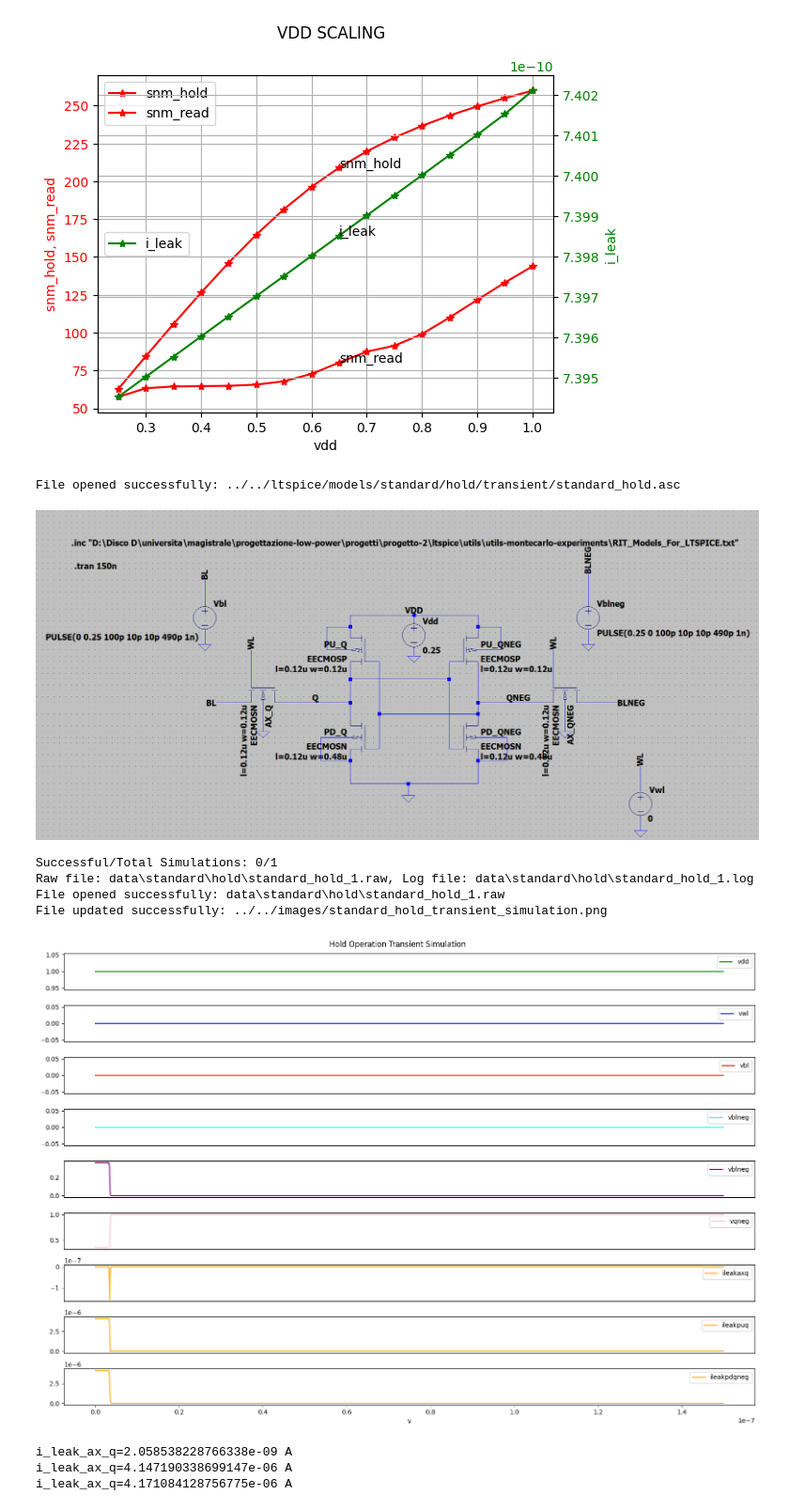
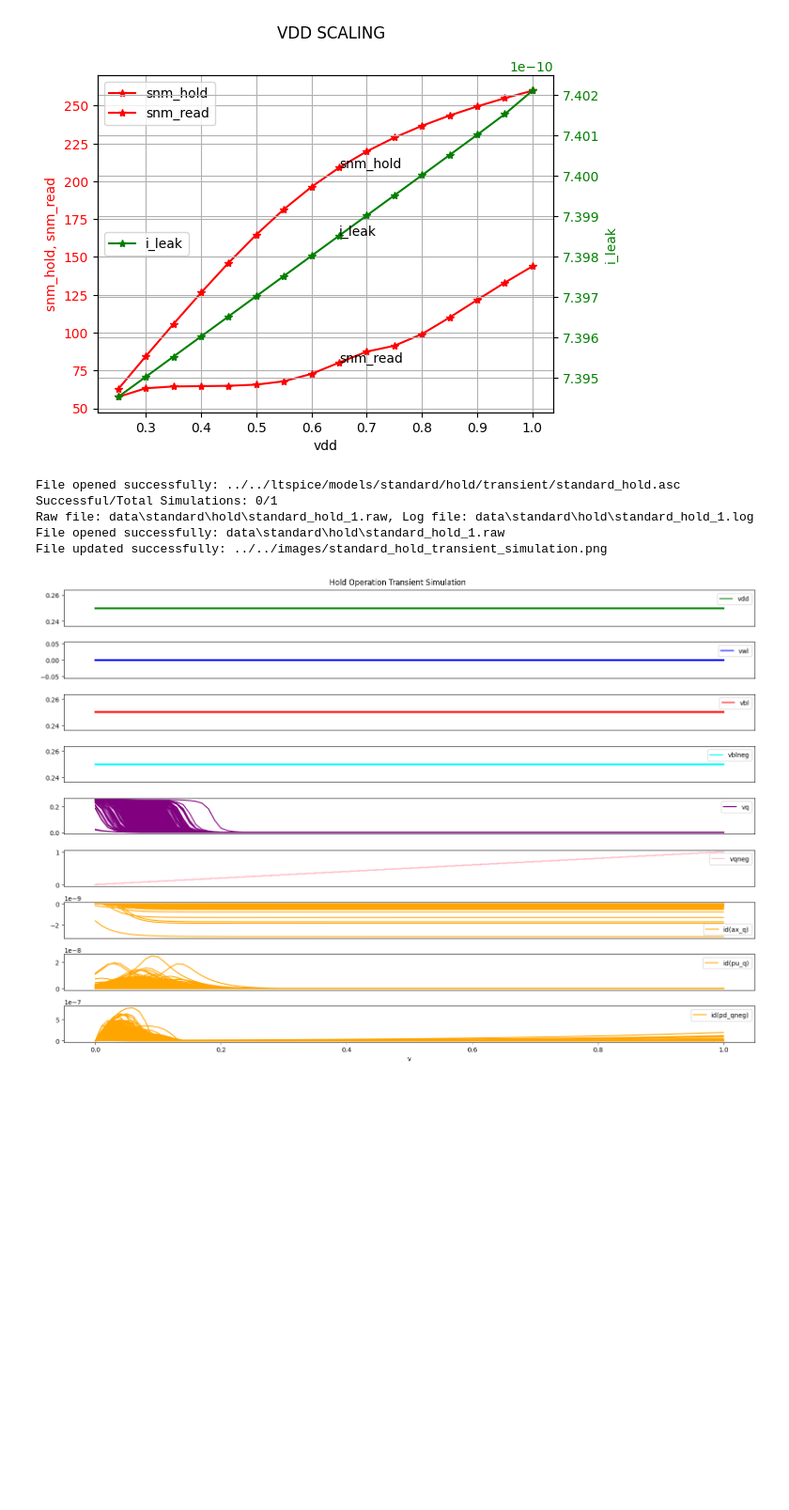
Before and after one commit to gubbriaco/sram-analysis, a Jupyter notebook: python/drv-analysis/drv_analysis.ipynb, the cells around one changed output. Shown at 94% size. Drawn from its saved outputs; the diff is of its cells as text; code cells hidden in the pictures; blank space fills up the shorter version.

Commit message:
aggiunto ileak

```diff
--- a/python/drv-analysis/drv_analysis.ipynb
+++ b/python/drv-analysis/drv_analysis.ipynb
@@ -1259,29 +1259,29 @@ File updated successfully: ../../images/comparative_analysis_vdd_scaling_2.png
 [figure]
 # %%
 (
-    steps,
-    time_standard_transient_hold,
-    i_leaks_standard_transient_hold,
-    v_q_standard_transient_hold,
-    v_q_neg_standard_transient_hold,
-    v_dd_standard_transient_hold,
-    v_wl_standard_transient_hold,
-    v_bl_standard_transient_hold,
-    v_blneg_standard_transient_hold,
-    standard_hold_transient_log
-) = __init_model__(
-    operation_type=OperationType.HOLD,
-    circuit_type=CircuitType.STANDARD_TRANSIENT,
-    asc_file_path=os.path.join(ltspice, "standard/hold/transient/standard_hold.asc"),
-    schematic_image_path=os.path.join(schematics, "standard_transient.png"),
-    request_plot_schematic=RequestPlotSchematic.TRUE,
-    vdd=vdd_standard_transient,
-    vsweep='-1',
-    vwl=vwl_hold,
-    vbl=vbl_hold_transient,
-    vblneg=vblneg_hold_transient,
-    params=[rit_models, tran_standard]
-)
+        steps,
+        time_standard_transient_hold,
+        i_leaks_standard_transient_hold,
+        v_q_standard_transient_hold,
+        v_q_neg_standard_transient_hold,
+        v_dd_standard_transient_hold,
+        v_wl_standard_transient_hold,
+        v_bl_standard_transient_hold,
+        v_blneg_standard_transient_hold,
+        standard_hold_transient_log
+    ) = __init_model__(
+        operation_type=OperationType.HOLD,
+        circuit_type=CircuitType.STANDARD_TRANSIENT,
+        asc_file_path=os.path.join(ltspice, "standard/hold/transient/standard_hold.asc"),
+        schematic_image_path=os.path.join(schematics, "standard_transient.png"),
+        request_plot_schematic=RequestPlotSchematic.FALSE,
+        vdd='0.25',
+        vsweep=vsweep_standard_transient,
+        vwl=vwl_hold,
+        vbl='0.25',
+        vblneg='0.25',
+        params=[rit_models_montecarlo, step_param_run_standard_transient, dc_vsweep_standard]
+    )
 i_leak_ax_q_standard_transient_hold = i_leaks_standard_transient_hold[0]
 i_leak_pu_q_standard_transient_hold = i_leaks_standard_transient_hold[1]
 i_leak_pd_qneg_standard_transient_hold = i_leaks_standard_transient_hold[2]
@@ -1301,50 +1301,42 @@ for step in range(len(steps)):
     vq = v_q_standard_transient_hold.get_wave(step)
     vqneg = v_q_neg_standard_transient_hold.get_wave(step)
     ileakaxq = i_leak_ax_q_standard_transient_hold.get_wave(step)
     ileakpuq = i_leak_pu_q_standard_transient_hold.get_wave(step)
     ileakpdqneg = i_leak_pd_qneg_standard_transient_hold.get_wave(step)
-    ileakaxq_transient_hold.append(ileakaxq)
-    ileakpuq_transient_hold.append(ileakpuq)
-    ileakpdqneg_transient_hold.append(ileakpdqneg)
+    ileakaxq_transient_hold.append(abs(ileakaxq))
+    ileakpuq_transient_hold.append(abs(ileakpuq))
+    ileakpdqneg_transient_hold.append(abs(ileakpdqneg))
     axs_standard_hold_transient[0].plot(time, vdd, label=steps[step], color='green')
     axs_standard_hold_transient[1].plot(time, vwl, label=steps[step], color='blue')
     axs_standard_hold_transient[2].plot(time, vbl, label=steps[step], color='red')
     axs_standard_hold_transient[3].plot(time, vblneg, label=steps[step], color='cyan')
     axs_standard_hold_transient[4].plot(time, vq, label=steps[step], color='purple')
     axs_standard_hold_transient[5].plot(time, vqneg, label=steps[step], color='pink')
     axs_standard_hold_transient[6].plot(time, ileakaxq, label=steps[step], color='orange')
     axs_standard_hold_transient[7].plot(time, ileakpuq, label=steps[step], color='orange')
     axs_standard_hold_transient[8].plot(time, ileakpdqneg, label=steps[step], color='orange')
 
 axs_standard_hold_transient[0].legend(['vdd'])
 axs_standard_hold_transient[1].legend(['vwl'])
 axs_standard_hold_transient[2].legend(['vbl'])
 axs_standard_hold_transient[3].legend(['vblneg'])
-axs_standard_hold_transient[4].legend(['vblneg'])
+axs_standard_hold_transient[4].legend(['vq'])
 axs_standard_hold_transient[5].legend(['vqneg'])
-axs_standard_hold_transient[6].legend(['ileakaxq'])
-axs_standard_hold_transient[7].legend(['ileakpuq'])
-axs_standard_hold_transient[8].legend(['ileakpdqneg'])
+axs_standard_hold_transient[6].legend(['id(ax_q)'])
+axs_standard_hold_transient[7].legend(['id(pu_q)'])
+axs_standard_hold_transient[8].legend(['id(pd_qneg)'])
 
 for i in range(len(axs_standard_hold_transient)-1):
     axs_standard_hold_transient[i].xaxis.set_visible(False)
 axs_standard_hold_transient[8].set_xlabel('v')
 plt.suptitle("Hold Operation Transient Simulation")
 plt.tight_layout()
 save_image(image_path=os.path.join(images, "standard_hold_transient_simulation.png"), plt=plt)
 plt.show()
-
-print(f'i_leak_ax_q={max(ileakaxq_transient_hold[0])} A')
-print(f'i_leak_ax_q={max(ileakpuq_transient_hold[0])} A')
-print(f'i_leak_ax_q={max(ileakpdqneg_transient_hold[0])} A')
 # %% [output]
 File opened successfully: ../../ltspice/models/standard/hold/transient/standard_hold.asc
+Successful/Total Simulations: 0/1
+Raw file: data\standard\hold\standard_hold_1.raw, Log file: data\standard\hold\standard_hold_1.log
+File opened successfully: data\standard\hold\standard_hold_1.raw
+File updated successfully: ../../images/standard_hold_transient_simulation.png
-[figure, old version]
+[figure, new version]
-Successful/Total Simulations: 0/1
-Raw file: data\standard\hold\standard_hold_1.raw, Log file: data\standard\hold\standard_hold_1.log
-File opened successfully: data\standard\hold\standard_hold_1.raw
-File updated successfully: ../../images/standard_hold_transient_simulation.png
-[figure, removed]
-i_leak_ax_q=2.058538228766338e-09 A
-i_leak_ax_q=4.147190338699147e-06 A
-i_leak_ax_q=4.171084128756775e-06 A
```
Also changed, not shown: parts of 6 cells of this notebook, 17 other files.
